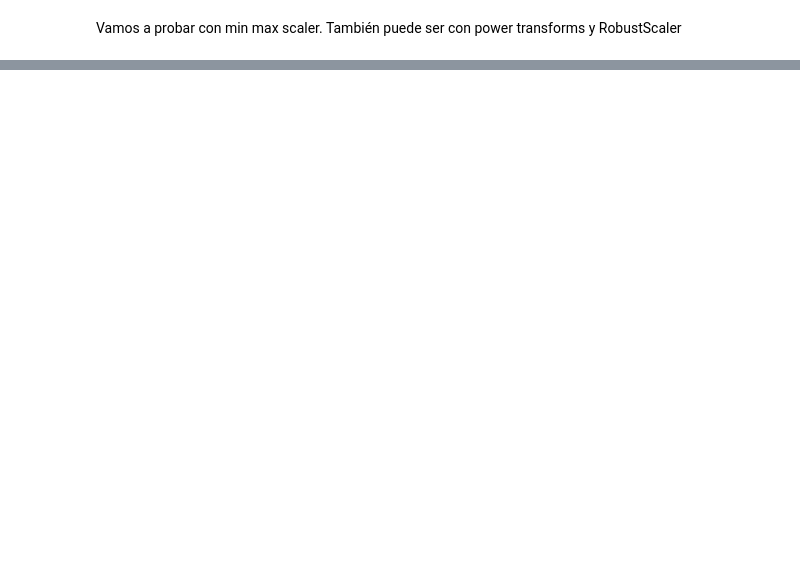
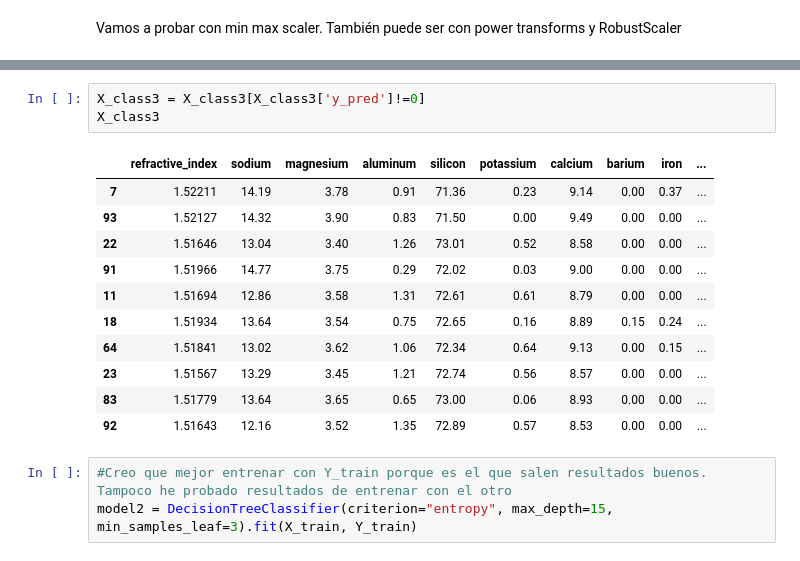
Before and after one commit to rdose/ia3-hunger_games, a Jupyter notebook: Hunger_games_Dimas.ipynb, the cells around one changed output, grey strips where cells are left out. Saved outputs shown, nothing was run; the diff lists cells and outputs as text; blank space fills up the shorter version.

```diff
--- a/Hunger_games_Dimas.ipynb
+++ b/Hunger_games_Dimas.ipynb
@@ -178,0 +286,18 @@ Vamos a probar con min max scaler. También puede ser con power transforms y Rob
+# %%
+X_class3 = X_class3[X_class3['y_pred']!=0]
+X_class3
+# %% [output]
+|  | refractive_index | sodium | magnesium | aluminum | silicon | potassium | calcium | barium | iron | ... |
+| 7 | 1.52211 | 14.19 | 3.78 | 0.91 | 71.36 | 0.23 | 9.14 | 0.00 | 0.37 | ... |
+| 93 | 1.52127 | 14.32 | 3.90 | 0.83 | 71.50 | 0.00 | 9.49 | 0.00 | 0.00 | ... |
+| 22 | 1.51646 | 13.04 | 3.40 | 1.26 | 73.01 | 0.52 | 8.58 | 0.00 | 0.00 | ... |
+| 91 | 1.51966 | 14.77 | 3.75 | 0.29 | 72.02 | 0.03 | 9.00 | 0.00 | 0.00 | ... |
+| 11 | 1.51694 | 12.86 | 3.58 | 1.31 | 72.61 | 0.61 | 8.79 | 0.00 | 0.00 | ... |
+| 18 | 1.51934 | 13.64 | 3.54 | 0.75 | 72.65 | 0.16 | 8.89 | 0.15 | 0.24 | ... |
+| 64 | 1.51841 | 13.02 | 3.62 | 1.06 | 72.34 | 0.64 | 9.13 | 0.00 | 0.15 | ... |
+| 23 | 1.51567 | 13.29 | 3.45 | 1.21 | 72.74 | 0.56 | 8.57 | 0.00 | 0.00 | ... |
+| 83 | 1.51779 | 13.64 | 3.65 | 0.65 | 73.00 | 0.06 | 8.93 | 0.00 | 0.00 | ... |
+| 92 | 1.51643 | 12.16 | 3.52 | 1.35 | 72.89 | 0.57 | 8.53 | 0.00 | 0.00 | ... |
+# %%
+#Creo que mejor entrenar con Y_train porque es el que salen resultados buenos. Tampoco he probado resultados de entrenar con el otro
+model2 = DecisionTreeClassifier(criterion="entropy", max_depth=15, min_samples_leaf=3).fit(X_train, Y_train)
```
Also changed, not shown: parts of 16 cells of this notebook.
